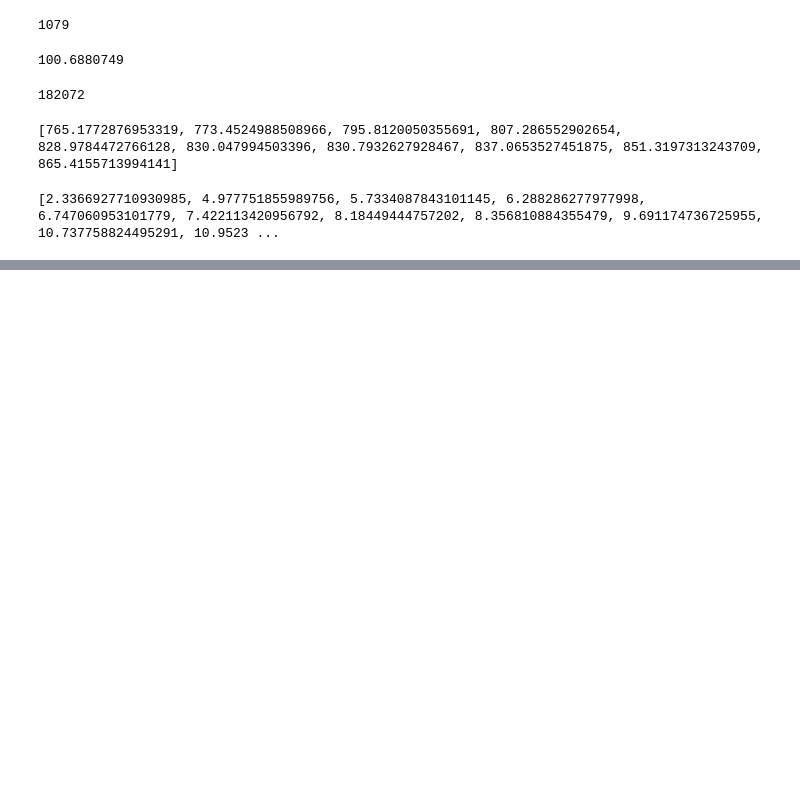
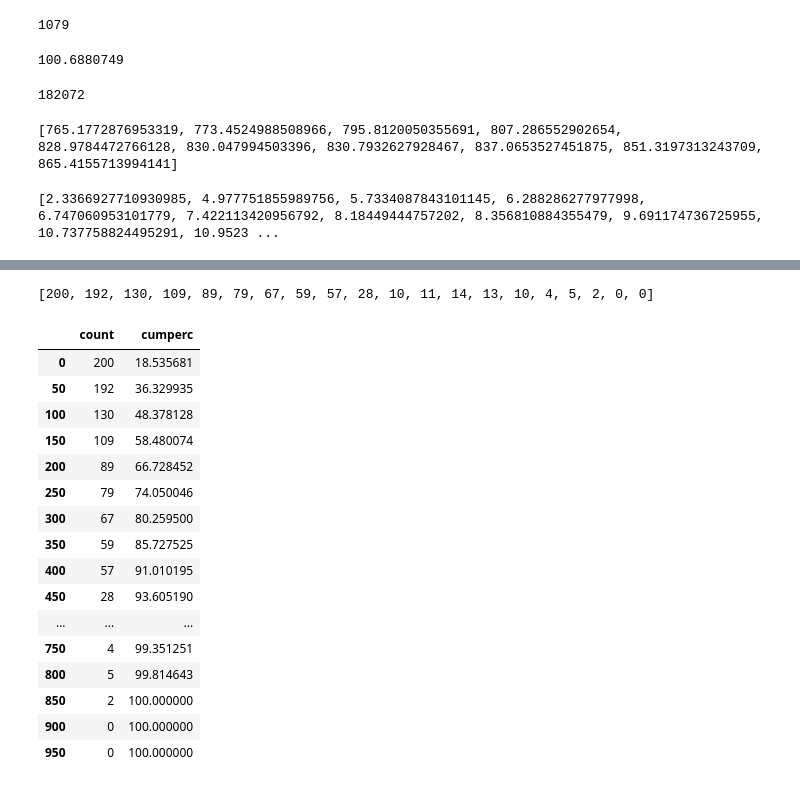
Before and after one commit to multi-order-planning-RBH/predictor, a Jupyter notebook: graph_fixing.ipynb, the cells around one changed output, grey strips where cells are left out. Saved outputs shown, nothing was run; the diff lists cells and outputs as text; code cells hidden in the pictures; blank space fills up the shorter version.

```diff
--- a/graph_fixing.ipynb
+++ b/graph_fixing.ipynb
@@ -130,0 +150,39 @@ print(sorted(rets))
+# %%
+bin_size = 50
+cnt = 20*[0]
+for dist in all_dists:
+    dist_1 = int(dist+0.5)
+#     print(dist_1//bin_size,dist_1)
+    cnt[dist_1//bin_size]+=1
+print(cnt)
+# %% [output]
+[200, 192, 130, 109, 89, 79, 67, 59, 57, 28, 10, 11, 14, 13, 10, 4, 5, 2, 0, 0]
+# %%
+import pandas as pd
+df = pd.DataFrame({'count': cnt})
+df.index = [str(i*bin_size) for i in range(20)]
+# df = df.sort_values(by='count', ascending=False)
+
+#add column to display cumulative percentage
+df['cumperc'] = df['count'].cumsum()/df['count'].sum()*100
+
+#view DataFrame
+df
+# %% [output]
+|  | count | cumperc |
+| 0 | 200 | 18.535681 |
+| 50 | 192 | 36.329935 |
+| 100 | 130 | 48.378128 |
+| 150 | 109 | 58.480074 |
+| 200 | 89 | 66.728452 |
+| 250 | 79 | 74.050046 |
+| 300 | 67 | 80.259500 |
+| 350 | 59 | 85.727525 |
+| 400 | 57 | 91.010195 |
+| 450 | 28 | 93.605190 |
+| ... | ... | ... |
+| 750 | 4 | 99.351251 |
+| 800 | 5 | 99.814643 |
+| 850 | 2 | 100.000000 |
+| 900 | 0 | 100.000000 |
+| 950 | 0 | 100.000000 |
```
Also changed, not shown: parts of 4 cells of this notebook, 2 other files.
